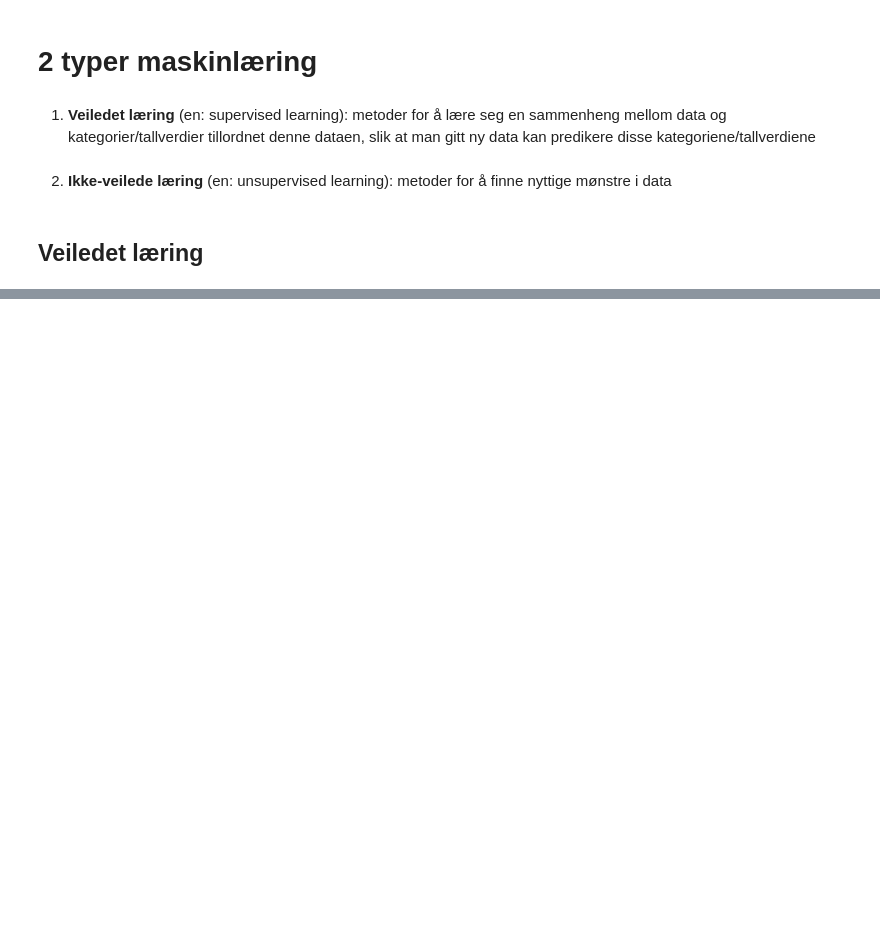
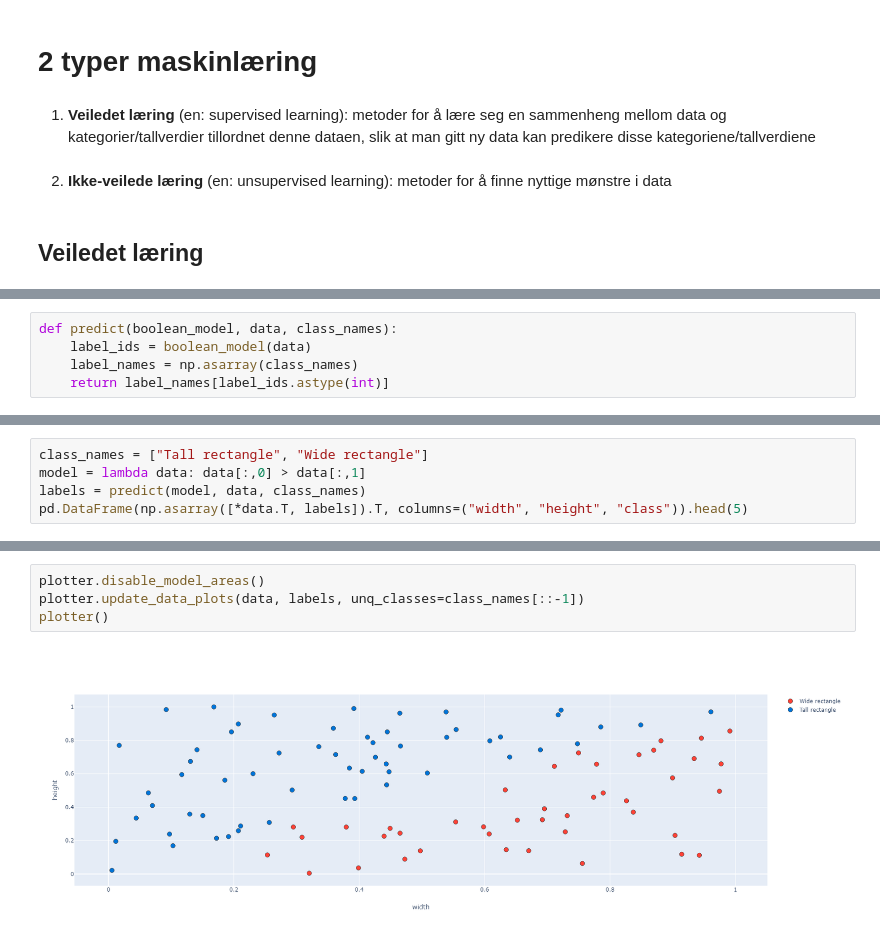
Before and after one commit to peterts/nlp-intro, a Jupyter notebook: notebooks/Presentation.ipynb, the cells around one changed output, grey strips where cells are left out. Drawn from its saved outputs; the diff is of its cells as text; blank space fills up the shorter version.

```diff
--- a/notebooks/Presentation.ipynb
+++ b/notebooks/Presentation.ipynb
@@ -49,0 +76,5 @@ array([[0.96868345, 0.59288777],
+# %%
+def predict(boolean_model, data, class_names):
+    label_ids = boolean_model(data)
+    label_names = np.asarray(class_names)
+    return label_names[label_ids.astype(int)]
@@ -49,0 +90,5 @@ array([[0.96868345, 0.59288777],
+# %%
+class_names = ["Tall rectangle", "Wide rectangle"]
+model = lambda data: data[:,0] > data[:,1]
+labels = predict(model, data, class_names)
+pd.DataFrame(np.asarray([*data.T, labels]).T, columns=("width", "height", "class")).head(5)
@@ -49,0 +102,6 @@ array([[0.96868345, 0.59288777],
+# %%
+plotter.disable_model_areas()
+plotter.update_data_plots(data, labels, unq_classes=class_names[::-1])
+plotter()
+# %% [output]
+[figure, added]
```
Also changed, not shown: parts of 34 cells of this notebook, 9 other files.
